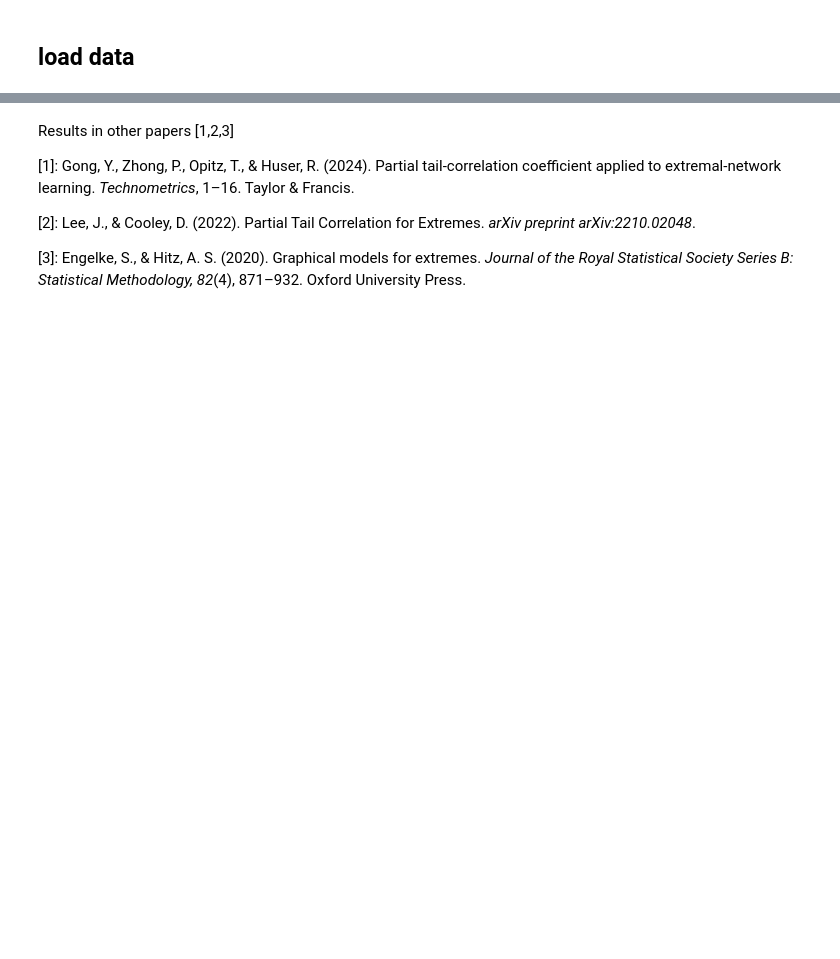
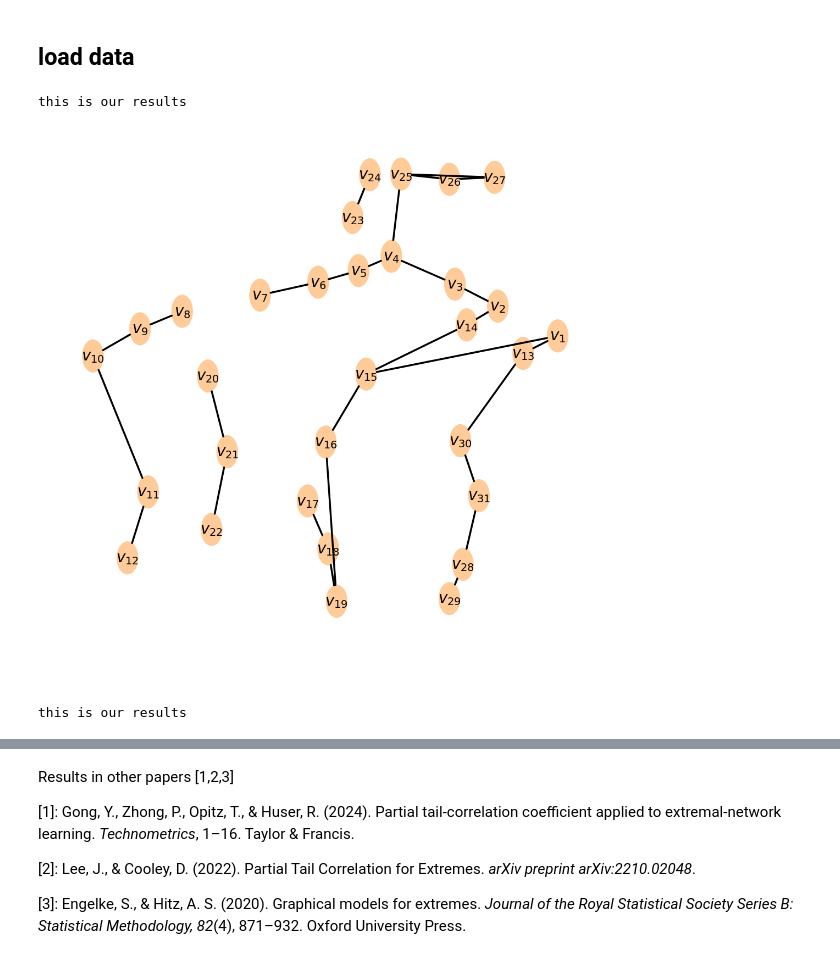
Before and after one commit to junshujiang/tailSCM, a Jupyter notebook: tutorial3_applicationDanube.ipynb, the cells around one changed output, grey strips where cells are left out. Saved outputs shown, nothing was run; the diff lists cells and outputs as text; code cells hidden in the pictures; blank space fills up the shorter version.

```diff
--- a/tutorial3_applicationDanube.ipynb
+++ b/tutorial3_applicationDanube.ipynb
@@ -98,9 +98,15 @@ draw_tikz(links_Enge,"enge",mode="ours")
 # %%
 
 
-resultsThisPaper,results_tail=method_this_paper(river_data,pc_alpha=pc_alpha,quantile=quantile,tau_min=0,tau_max=0)
+resultsThisPaper0,results_tail0=method_this_paper(river_data,pc_alpha=pc_alpha,quantile=quantile,tau_min=0,tau_max=0)
 print("this is our results")
 
-resultsThisPaper[resultsThisPaper=="o-o"]="---"
+resultsThisPaper0[resultsThisPaper0=="o-o"]="---"
 save_path=os.path.join(log_path,f"resultsThisPaperT0.png")
-draw_graph(resultsThisPaper,node_pos=new_position_dict,figsize=(10,10),node_size=50,arrow_linewidth=5,arrowhead_size=45,curved_radius=1,node_label_size=20,var_names=var_names,save_path=save_path)
+#draw_graph(resultsThisPaper,node_pos=new_position_dict,figsize=(10,10),node_size=50,arrow_linewidth=5,arrowhead_size=45,curved_radius=1,node_label_size=20,var_names=var_names,save_path=save_path)
+# %% [output]
+this is our results
+# %%
+draw_graph(resultsThisPaper0,node_pos=position_dict,figsize=(10,10),node_size=50,arrow_linewidth=5,arrowhead_size=45,curved_radius=1,node_label_size=20,var_names=var_names,save_path=save_path)
+# %% [output]
+[figure, added]
@@ -107,6 +132,8 @@ draw_graph(resultsThisPaper,node_pos=new_position_dict,figsize=(10,10),node_size
 # %%
 
 
-resultsThisPaper,results_tail=method_this_paper(river_data,pc_alpha=pc_alpha,quantile=quantile,tau_min=0,tau_max=1)
+resultsThisPaper1,results_tail1=method_this_paper(river_data,pc_alpha=pc_alpha,quantile=quantile,tau_min=0,tau_max=1)
 print("this is our results")
+# %% [output]
+this is our results
 # %%
```
Also changed, not shown: parts of 7 cells of this notebook, 4 other files.
